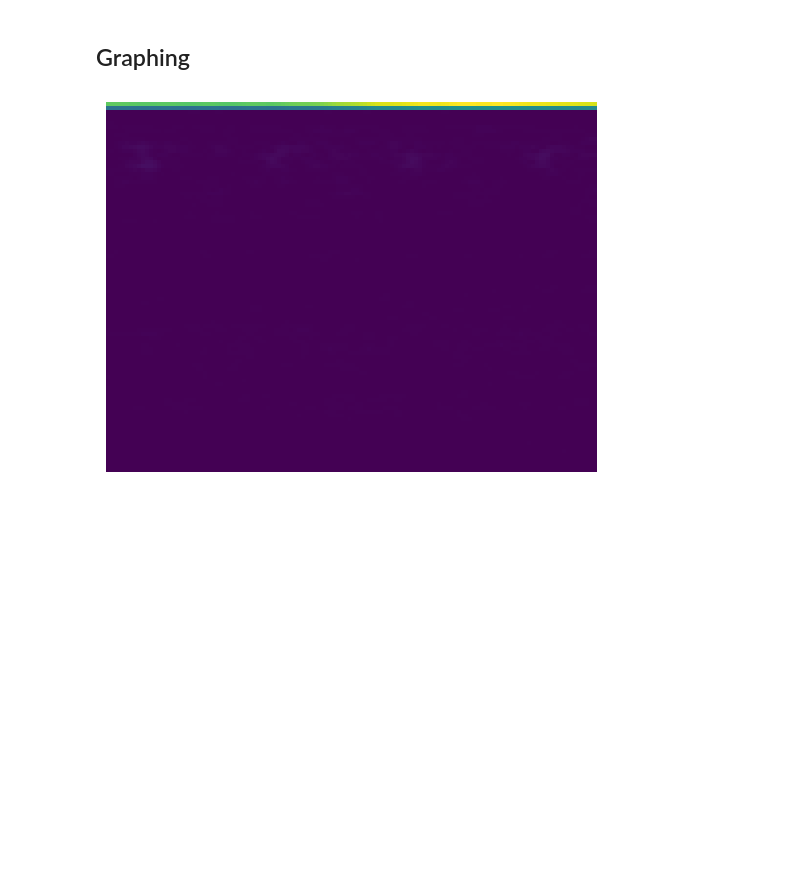
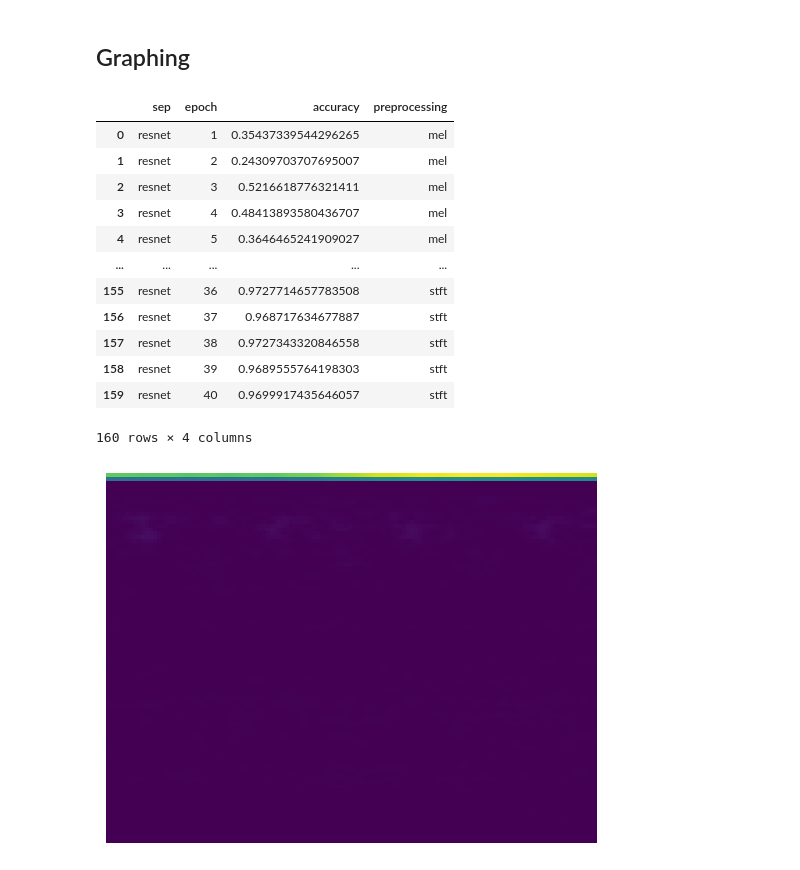
Before and after one commit to thomas-phillips/honours-research, a Jupyter notebook: src/graphing.ipynb, the cells around one changed output. Saved outputs shown, nothing was run; the diff lists cells and outputs as text; code cells hidden in the pictures; blank space fills up the shorter version.

```diff
--- a/src/graphing.ipynb
+++ b/src/graphing.ipynb
@@ -806,5 +795,30 @@ fig.update_yaxes(range=[-0.25, 3.2])
 fig.show()
 save_fig(fig, "CQT Training Loss (Top CNN Models)")
+# %%
+query_columns = (
+    "m.name as sep, e.epoch, r.value as accuracy, m.preprocessing as preprocessing"
+)
+where = "and (m.id = 914 or m.id = 902 or m.id = 912 or m.id = 906)"
+
+query = get_cnn(columns=query_columns, where=where, optimiser="adam")
+columns, rows = query_database(query)
+
+df_cnn = pd.DataFrame(rows, columns=columns)
+df_cnn
+# %% [output]
+|  | sep | epoch | accuracy | preprocessing |
+| 0 | resnet | 1 | 0.35437339544296265 | mel |
+| 1 | resnet | 2 | 0.24309703707695007 | mel |
+| 2 | resnet | 3 | 0.5216618776321411 | mel |
+| 3 | resnet | 4 | 0.48413893580436707 | mel |
+| 4 | resnet | 5 | 0.3646465241909027 | mel |
+| ... | ... | ... | ... | ... |
+| 155 | resnet | 36 | 0.9727714657783508 | stft |
+| 156 | resnet | 37 | 0.968717634677887 | stft |
+| 157 | resnet | 38 | 0.9727343320846558 | stft |
+| 158 | resnet | 39 | 0.9689555764198303 | stft |
+| 159 | resnet | 40 | 0.9699917435646057 | stft |
+160 rows × 4 columns
 # %%
 query_columns = (
     "concat_ws(', ', m.name, d.k_spt) as sep, e.epoch, max(r.accuracy) as accuracy"
```
Also changed, not shown: parts of 12 cells of this notebook.
